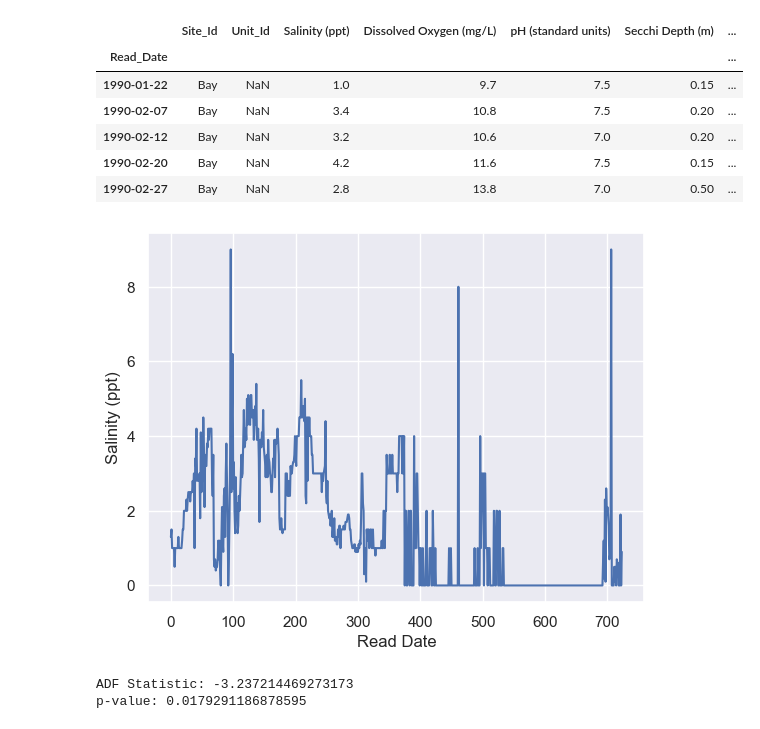
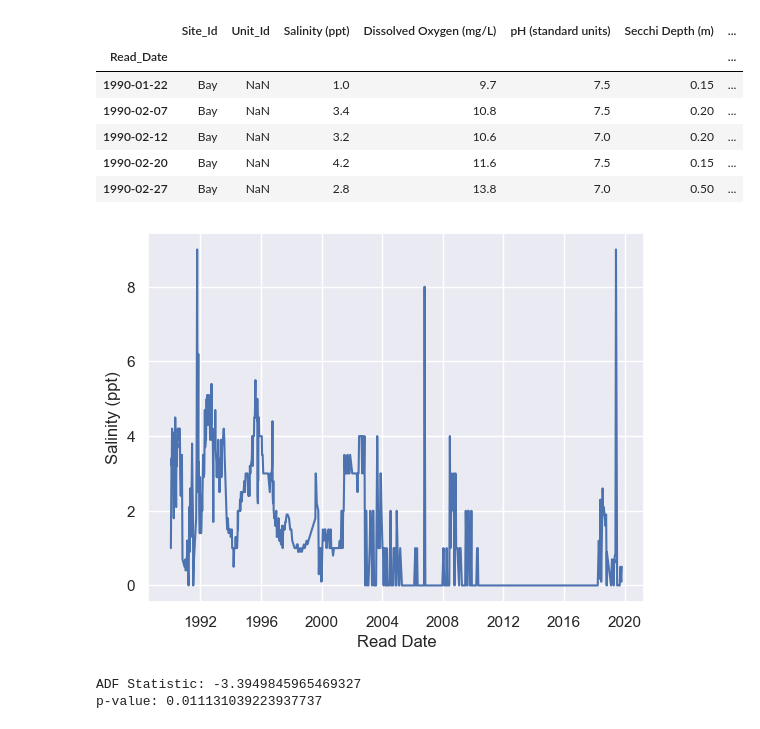
Before and after one commit to ENVS110a-SP23/group8-project, a Jupyter notebook: GroupProjectFinal.ipynb, the cells around one changed output. Cells and saved outputs as stored; diff of their text form; code cells hidden in the pictures.

```diff
--- a/GroupProjectFinal.ipynb
+++ b/GroupProjectFinal.ipynb
@@ -323,12 +323,12 @@ df_sub_Bay_dt.head()
 # %%
 # displaying data
 fig, ax = plt.subplots()
-ax.plot(df_sub_Bay['Salinity (ppt)']);
+ax.plot(df_sub_Bay_dt['Salinity (ppt)']);
 ax.set_xlabel('Read Date')
 ax.set_ylabel('Salinity (ppt)')
 plt.savefig('BaySalinityDataDisplay.png')
 # %% [output]
-[figure, old version]
+[figure, new version]
 # %%
 # testing for stationarity
 from statsmodels.tsa.stattools import adfuller
@@ -341,10 +341,10 @@ def adf_print(time_series):
     print('p-value:', pval)
     return None
 
-adf_print(df_sub_Bay['Salinity (ppt)'])
+adf_print(df_sub_Bay_dt['Salinity (ppt)'])
 # %% [output]
-ADF Statistic: -3.237214469273173
-p-value: 0.0179291186878595
+ADF Statistic: -3.3949845965469327
+p-value: 0.011131039223937737
 # %%
 # using auto-arima to make a model of the time series
 from pmdarima import auto_arima
```
Also changed, not shown: parts of 8 cells of this notebook, 1 other file.
